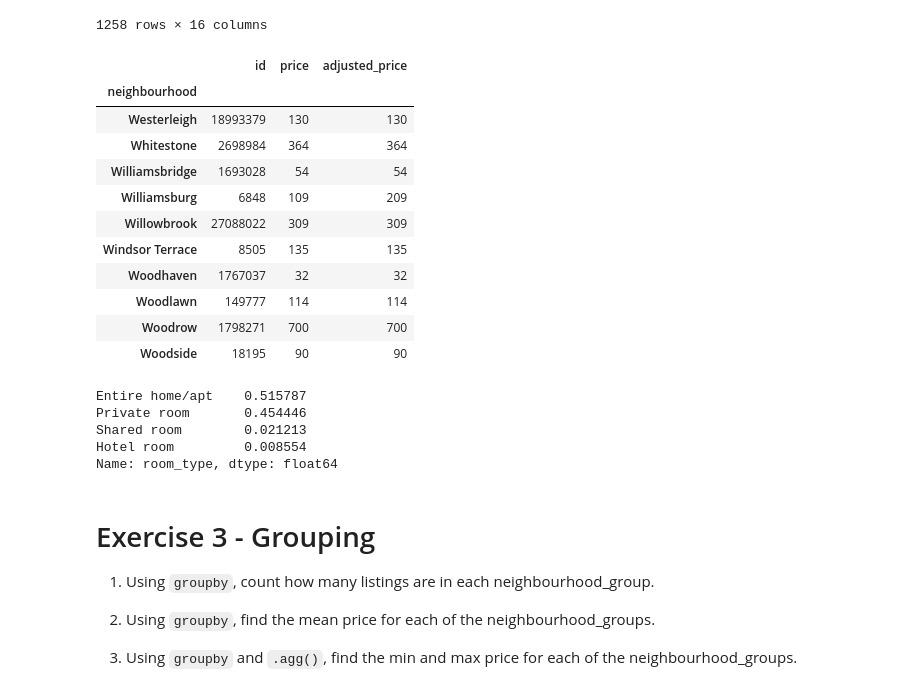
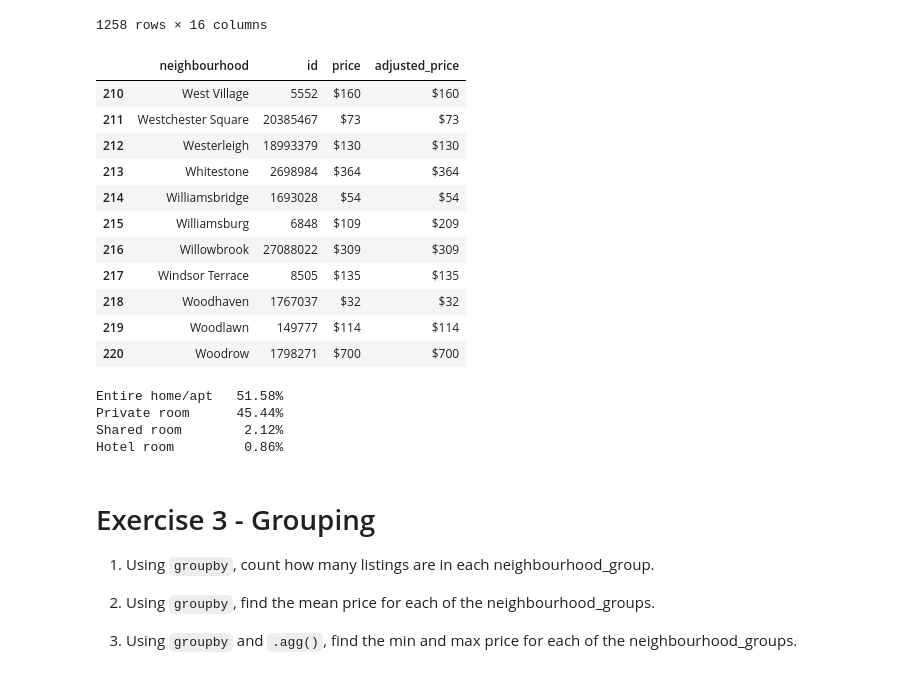
Before and after one commit to LiKenun/2021-fall-data-science, a Jupyter notebook: Week-01-Pandas/Exercise.ipynb, the cells around one changed output. Drawn from its saved outputs; the diff is of its cells as text; code cells hidden in the pictures.

Commit message:
Improved appearance of outputs in week 1 homework

```diff
--- a/Week-01-Pandas/Exercise.ipynb
+++ b/Week-01-Pandas/Exercise.ipynb
@@ -91,34 +91,43 @@ df_specifichosts
 # %%
 # 5. Create a new column called `adjusted_price` that has $100 added to every listing in Williamsburg.
 # The prices for all other listings should be the same as the were before.
 
+def illustrate_adjusted_price(): # Select a small subset of data to illustrate the adjusted price.
+    df_neighborhood_prices = df[['id', 'neighbourhood', 'price', 'adjusted_price']]
+    df_by_neighborhood = df_neighborhood_prices.groupby('neighbourhood') \
+                                               .first() \
+                                               .reset_index()
+    williamsburg_index = np.where(df_by_neighborhood.neighbourhood == 'Williamsburg')[0][0]
+    select_slice = slice(max(williamsburg_index - 5, 0), # 5 rows before the Williamsburg row
+                         min(williamsburg_index + 6, len(df_by_neighborhood))) # 5 rows after the Williamsburg row
+    return df_by_neighborhood.iloc[select_slice] \
+                             .style.format({'price': '${:,}'.format, 'adjusted_price': '${:,}'.format})
+
 df['adjusted_price'] = np.where(df.neighbourhood == 'Williamsburg', df.price + 100, df.price)
-df[['id', 'neighbourhood', 'price', 'adjusted_price']].groupby('neighbourhood') \
-                                                      .first() \
-                                                      .tail(10) # Cut down on the amount of output just to show Williamsburg having an adjusted price.
+illustrate_adjusted_price()
 # %% [output]
-|  | id | price | adjusted_price |
-| neighbourhood |  |  |  |
-| Westerleigh | 18993379 | 130 | 130 |
-| Whitestone | 2698984 | 364 | 364 |
-| Williamsbridge | 1693028 | 54 | 54 |
-| Williamsburg | 6848 | 109 | 209 |
-| Willowbrook | 27088022 | 309 | 309 |
-| Windsor Terrace | 8505 | 135 | 135 |
-| Woodhaven | 1767037 | 32 | 32 |
-| Woodlawn | 149777 | 114 | 114 |
-| Woodrow | 1798271 | 700 | 700 |
-| Woodside | 18195 | 90 | 90 |
+|  | neighbourhood | id | price | adjusted_price |
+| 210 | West Village | 5552 | $160 | $160 |
+| 211 | Westchester Square | 20385467 | $73 | $73 |
+| 212 | Westerleigh | 18993379 | $130 | $130 |
+| 213 | Whitestone | 2698984 | $364 | $364 |
+| 214 | Williamsbridge | 1693028 | $54 | $54 |
+| 215 | Williamsburg | 6848 | $109 | $209 |
+| 216 | Willowbrook | 27088022 | $309 | $309 |
+| 217 | Windsor Terrace | 8505 | $135 | $135 |
+| 218 | Woodhaven | 1767037 | $32 | $32 |
+| 219 | Woodlawn | 149777 | $114 | $114 |
+| 220 | Woodrow | 1798271 | $700 | $700 |
 # %%
 # 6. What % of the rooms are private, and what % of the rooms are shared.
 
-df.room_type.value_counts(normalize=True)
+room_type_stats = df.room_type.value_counts(normalize=True)
+print(room_type_stats.to_string(float_format='{:.2%}'.format))
 # %% [output]
-Entire home/apt    0.515787
-Private room       0.454446
-Shared room        0.021213
-Hotel room         0.008554
-Name: room_type, dtype: float64
+Entire home/apt   51.58%
+Private room      45.44%
+Shared room        2.12%
+Hotel room         0.86%
 # %% [markdown]
 # Exercise 3 - Grouping
 
```
Also changed, not shown: parts of 10 cells of this notebook, 1 other file.
